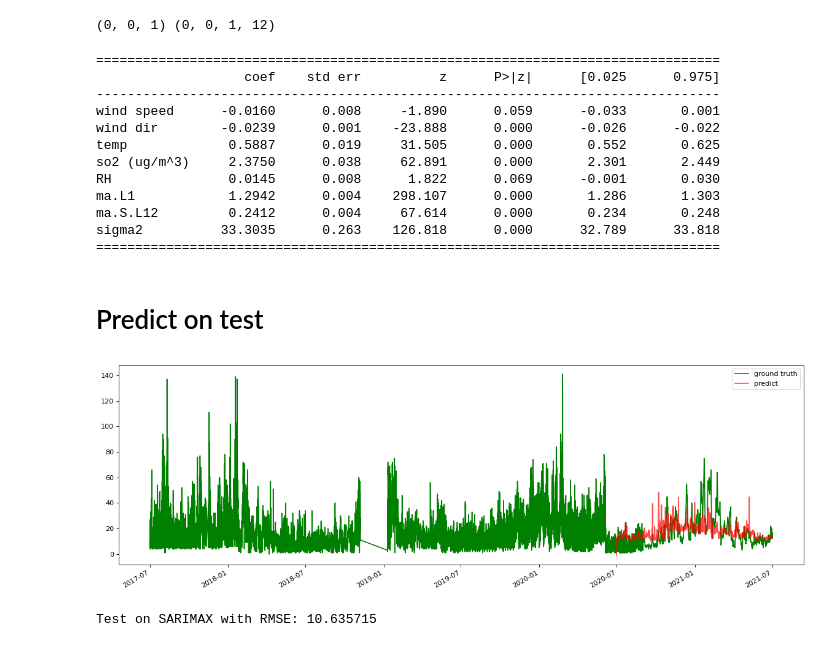
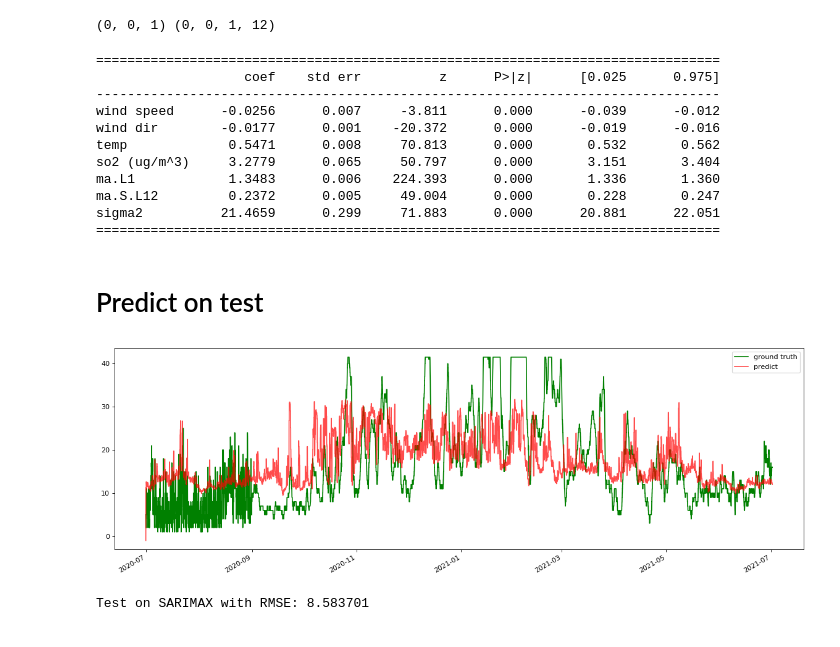
Before and after one commit to SamuunJinnie/pm2.5, a Jupyter notebook: rayong.ipynb, the cells around one changed output. Drawn from its saved outputs; the diff is of its cells as text; code cells hidden in the pictures.

Commit message:
add outlier

```diff
--- a/rayong.ipynb
+++ b/rayong.ipynb
@@ -13,6 +13,17 @@ def format_datetime_2(df):
     df['date_time'] = pd.to_datetime(df['date_time'] , format='%d/%m/%Y %H:%M')
     df = df.set_index('date_time')
     return df
+# %%
+def replaceOutlier(df):
+    # replace the outliers with their boundary
+    Q1 = df.quantile(0.25)
+    Q3 = df.quantile(0.75)
+    IQR = Q3 - Q1
+    left_boundary = Q1 - 1.5*IQR
+    right_boundary = Q3 + 1.5*IQR
+    df_no_out = df
+    df_no_out[df.columns] = df.clip(left_boundary,right_boundary,axis=1)
+    return df_no_out
 # %%
 def get_train_data(prov):
   df_train = pd.read_csv(prov + '/train/' + prov.lower() + '_train.csv')
@@ -24,6 +35,7 @@ def get_train_data(prov):
   df_train, df_temp_surface, df_weather_wind, df_so2, df_rh = format_datetime(df_train), format_datetime(df_temp_surface), format_datetime(df_weather_wind), format_datetime(df_so2), format_datetime(df_rh)
   df_train, df_temp_surface, df_weather_wind, df_so2, df_rh = df_train.interpolate(), df_temp_surface.interpolate(), df_weather_wind.interpolate(), df_so2.interpolate(), df_rh.interpolate()
   df_train, df_temp_surface, df_weather_wind, df_so2, df_rh = df_train.resample('h').ffill(), df_temp_surface.resample('h').ffill(), df_weather_wind.resample('h').ffill(), df_so2.resample('h').ffill(), df_rh.resample('h').ffill()
+  df_train, df_temp_surface, df_weather_wind, df_so2, df_rh = replaceOutlier(df_train), replaceOutlier(df_temp_surface), replaceOutlier(df_weather_wind), replaceOutlier(df_so2), replaceOutlier(df_rh)
   return df_train, df_temp_surface, df_weather_wind, df_so2, df_rh
 # %%
 def get_test_data(prov):
@@ -36,6 +48,7 @@ def get_test_data(prov):
   df_test, df_temp_surface_test, df_weather_wind_test, df_so2_test, df_rh_test = format_datetime(df_test), format_datetime_2(df_temp_surface_test), format_datetime_2(df_weather_wind_test),format_datetime(df_so2_test),format_datetime(df_rh_test)
   df_test, df_temp_surface_test, df_weather_wind_test, df_so2_test, df_rh_test = df_test.interpolate(), df_temp_surface_test.interpolate(), df_weather_wind_test.interpolate(), df_so2_test.interpolate(), df_rh_test.interpolate()
   df_test, df_temp_surface_test,df_weather_wind_test, df_so2_test, df_rh_test = df_test.resample('h').ffill(), df_temp_surface_test.resample('h').ffill(), df_weather_wind_test.resample('h').ffill(), df_so2_test.resample('h').ffill(), df_rh_test.resample('h').ffill()
+  df_test, df_temp_surface_test, df_weather_wind_test, df_so2_test, df_rh_test = replaceOutlier(df_test), replaceOutlier(df_temp_surface_test), replaceOutlier(df_weather_wind_test),replaceOutlier(df_so2_test),replaceOutlier(df_rh_test)
   return df_test, df_temp_surface_test, df_weather_wind_test, df_so2_test, df_rh_test
 # %%
 def get_na_rows(df, col):
@@ -268,7 +292,7 @@ train.shape
 # %%
 #valid.shape
 # %%
-exog_columns = ['wind speed','wind dir','temp','so2 (ug/m^3)','RH']
+exog_columns = ['wind speed','wind dir','temp','so2 (ug/m^3)']
 # %% [markdown]
 # Fit model with exogenous data
 # %%
@@ -369,14 +393,13 @@ print(results.summary().tables[1])
 ================================================================================
                    coef    std err          z      P>|z|      [0.025      0.975]
 --------------------------------------------------------------------------------
-wind speed      -0.0160      0.008     -1.890      0.059      -0.033       0.001
-wind dir        -0.0239      0.001    -23.888      0.000      -0.026      -0.022
-temp             0.5887      0.019     31.505      0.000       0.552       0.625
-so2 (ug/m^3)     2.3750      0.038     62.891      0.000       2.301       2.449
-RH               0.0145      0.008      1.822      0.069      -0.001       0.030
-ma.L1            1.2942      0.004    298.107      0.000       1.286       1.303
-ma.S.L12         0.2412      0.004     67.614      0.000       0.234       0.248
-sigma2          33.3035      0.263    126.818      0.000      32.789      33.818
+wind speed      -0.0256      0.007     -3.811      0.000      -0.039      -0.012
+wind dir        -0.0177      0.001    -20.372      0.000      -0.019      -0.016
+temp             0.5471      0.008     70.813      0.000       0.532       0.562
+so2 (ug/m^3)     3.2779      0.065     50.797      0.000       3.151       3.404
+ma.L1            1.3483      0.006    224.393      0.000       1.336       1.360
+ma.S.L12         0.2372      0.005     49.004      0.000       0.228       0.247
+sigma2          21.4659      0.299     71.883      0.000      20.881      22.051
 ================================================================================
 # %% [markdown]
 # Predict on test
@@ -386,13 +409,13 @@ pred_ci = pred.conf_int()
 # %%
 from matplotlib.pyplot import figure
 figure(num=None, figsize=(18, 6), dpi=80, facecolor='w', edgecolor='k')
-plt.plot(pd.concat([data['PM2.5'],test['PM2.5']]), color='g',label='ground truth')
+plt.plot(test['PM2.5'], color='g',label='ground truth')
 pred.predicted_mean.plot(alpha=.7, color='r',label='predict')
 plt.legend(loc="upper right")
 
 plt.show()
 # %% [output]
-[figure, old version]
+[figure, new version]
 # %%
 import math
 # %%
@@ -400,5 +423,5 @@ mse = mean_squared_error(test['PM2.5'], pred.predicted_mean)
 rmse = math.sqrt(mse)
 print('Test on SARIMAX with RMSE: %f' % (rmse, ))
 # %% [output]
-Test on SARIMAX with RMSE: 10.635715
+Test on SARIMAX with RMSE: 8.583701
 # %%
```
Also changed, not shown: parts of 11 cells of this notebook, 3 other files.
